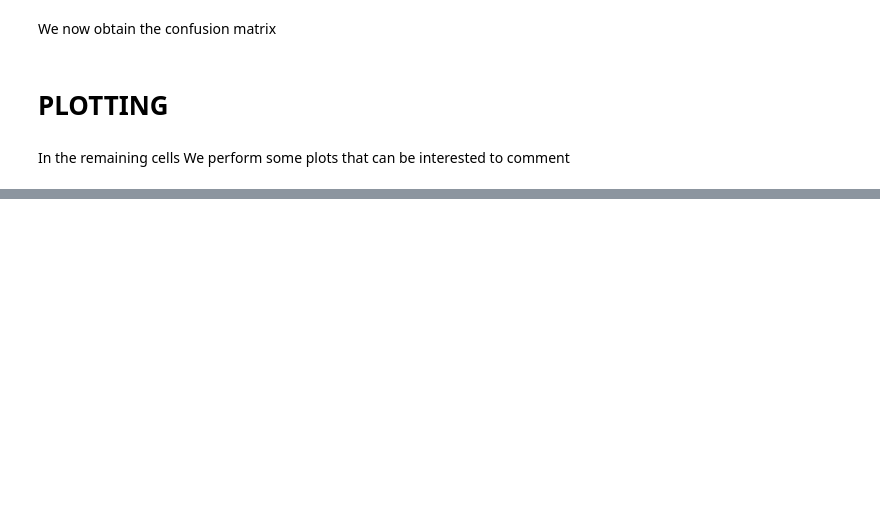
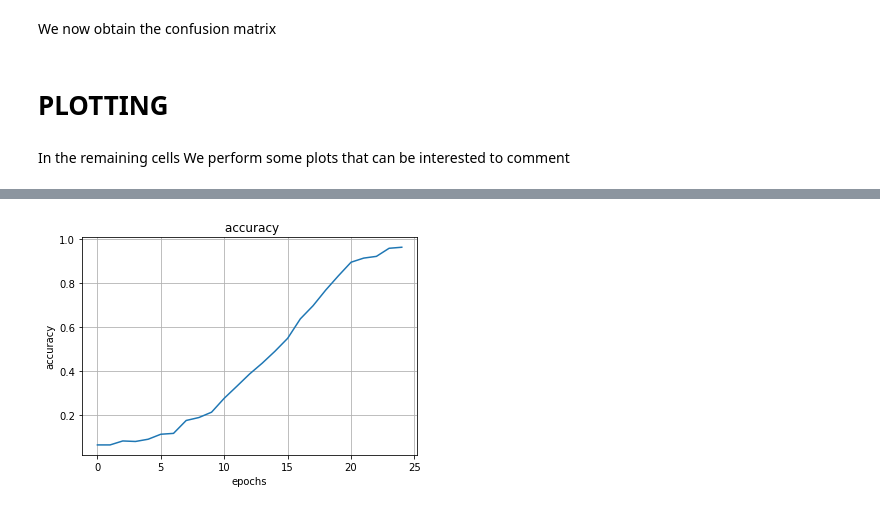
Before and after one commit to Gideon996/Computer-Vision-2020, a Jupyter notebook: Point_One.ipynb, the cells around one changed output, grey strips where cells are left out. Saved outputs shown, nothing was run; the diff lists cells and outputs as text; code cells hidden in the pictures; blank space fills up the shorter version.

```diff
--- a/Point_One.ipynb
+++ b/Point_One.ipynb
@@ -163,0 +182,9 @@ AttributeError: module 'dataSetUtility' has no attribute 'plotConfusionMatrix'
+# %%
+plt.title(" accuracy")
+plt.xlabel("epochs")
+plt.ylabel("accuracy")
+plt.plot(history.history['accuracy'])
+plt.grid()
+plt.savefig("images_point_one/accuracy.jpg")
+# %% [output]
+[figure, added]
```
Also changed, not shown: parts of 8 cells of this notebook, 4 other files.
